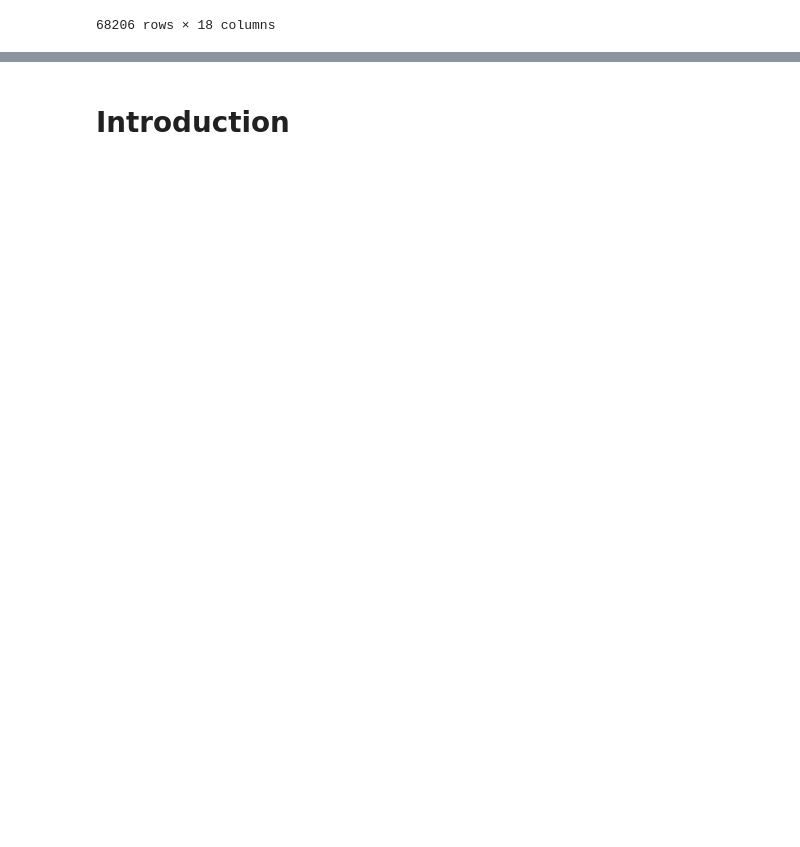
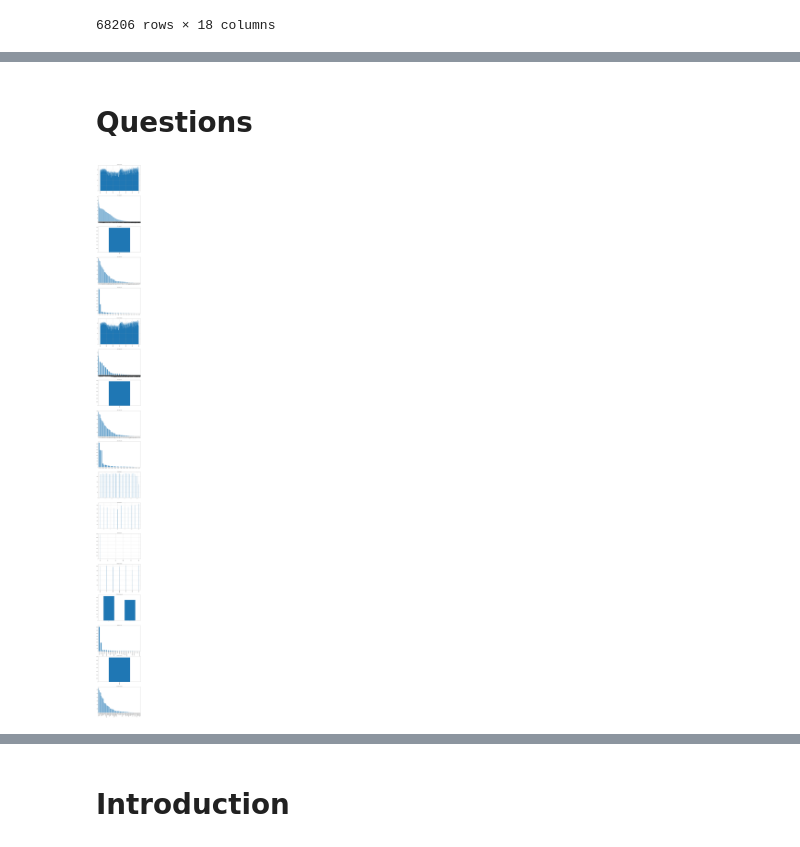
Before and after one commit to XxZeroGravityxX/Flight_delay_study, a Jupyter notebook: solution.ipynb, the cells around one changed output, grey strips where cells are left out. Cells and saved outputs as stored; diff of their text form; code cells hidden in the pictures; blank space fills up the shorter version.

Commit message:
feat(questions): Add new routines and some comments/info for begining to answer questions.

```diff
--- a/solution.ipynb
+++ b/solution.ipynb
@@ -7,8 +8,8 @@ import matplotlib.pyplot as plt
 # %% [markdown]
 # Load data
 # %%
-data = pd.read_csv("dataset_SCL.csv", low_memory=False)
-display(data)
+raw_data = pd.read_csv("dataset_SCL.csv", low_memory=False)
+display(raw_data)
 # %% [output]
 |  | Fecha-I | Vlo-I | Ori-I | Des-I | Emp-I | Fecha-O | Vlo-O | Ori-O | Des-O | Emp-O | DIA | ... |
 | 0 | 2017-01-01 23:30:00 | 226 | SCEL | KMIA | AAL | 2017-01-01 23:33:00 | 226 | SCEL | KMIA | AAL | 1 | ... |
@@ -25,0 +50,12 @@ display(data)
+# %%
+# Copy raw_data and let it as backup
+new_data = raw_data.copy()
+# Convert time data to datetime
+time_cols = ["Fecha-I","Fecha-O"]
+for col in time_cols:
+    try:
+        new_data[col] = pd.to_datetime(raw_data[col])
+    except:
+        pass
+# Get new dtypes
+new_data.info()
@@ -25,0 +93,40 @@ display(data)
+# %% [markdown]
+# Questions
+# %%
+# Define list of plot type per column
+plot_type_bycol = {
+    'Fecha-I':'hist',
+    'Vlo-I':'bar',
+    'Ori-I':'bar',
+    'Des-I':'bar',
+    'Emp-I':'bar',
+    'Fecha-O':'hist',
+    'Vlo-O':'bar',
+    'Ori-O':'bar',
+    'Des-O':'bar',
+    'Emp-O':'bar',
+    'DIA':'hist',
+    'MES':'hist',
+    'AÑO':'hist',
+    'DIANOM':'hist',
+    'TIPOVUELO':'bar',
+    'OPERA':'bar',
+    'SIGLAORI':'bar',
+    'SIGLADES':'bar'
+}
+
+
+fig, ax = plt.subplots(len(plot_type_bycol.items()),1, figsize=(15,200))
+for ind, (col, p_type) in enumerate(plot_type_bycol.items()):
+    try:
+        ax[ind].set_title(f"{col} {p_type} plot")
+        if p_type.lower()=='bar':
+            new_data[col].value_counts().plot.bar(ax=ax[ind], rot=90)
+        elif p_type.lower()=='hist':
+            new_data[col].hist(ax=ax[ind], xrot=90, bins=365)  # For date, periodic drop (maybe Sunday(?))
+        else:
+            print('Error')
+    except:
+        pass
+# %% [output]
+[figure, added]
```
Also changed, not shown: parts of 15 cells of this notebook, 1 other file.
